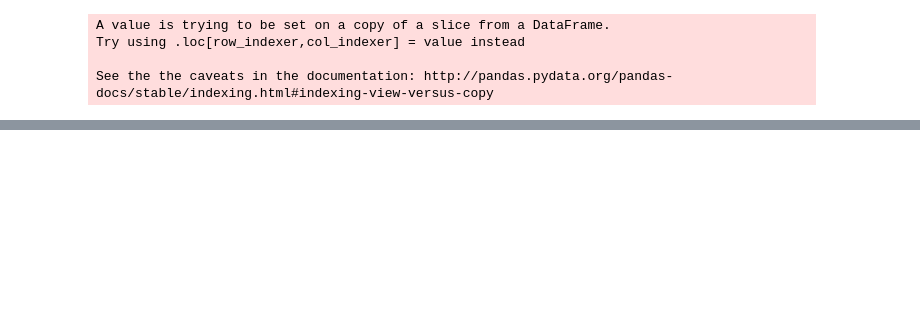
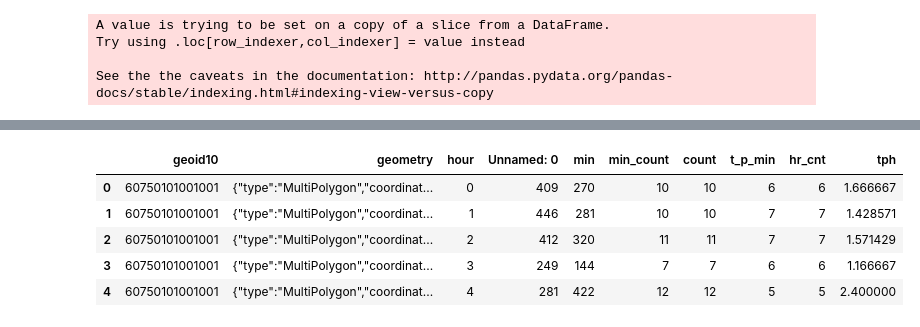
Before and after one commit to seawilloughby/media_mapper, a Jupyter notebook: map_making/sql_to_geojson_mapSF.ipynb, the cells around one changed output, grey strips where cells are left out. Saved outputs shown, nothing was run; the diff lists cells and outputs as text; code cells hidden in the pictures; blank space fills up the shorter version.

```diff
--- a/map_making/sql_to_geojson_mapSF.ipynb
+++ b/map_making/sql_to_geojson_mapSF.ipynb
@@ -58,3 +68,5 @@ map_df.reset_index(inplace=True)
+# %%
+map_test = pd.read_csv('all_tpmin_with_coordinates.csv')
 # %% [markdown]
 ###Get a Random Color For Each Neighborhood
 ####Later will encode information by color and hue
@@ -160,0 +189,13 @@ See the the caveats in the documentation: http://pandas.pydata.org/pandas-docs/s
+# %%
+#Now have tweets per hour, and better count
+map_test['hr_cnt'] = 1
+map_test = map_test.groupby(['geoid10', 'geometry', 'hour']).agg(sum).reset_index()
+# %%
+map_test.head()
+# %% [output]
+|  | geoid10 | geometry | hour | Unnamed: 0 | min | min_count | count | t_p_min | hr_cnt | tph |
+| 0 | 60750101001001 | {"type":"MultiPolygon","coordinat... | 0 | 409 | 270 | 10 | 10 | 6 | 6 | 1.666667 |
+| 1 | 60750101001001 | {"type":"MultiPolygon","coordinat... | 1 | 446 | 281 | 10 | 10 | 7 | 7 | 1.428571 |
+| 2 | 60750101001001 | {"type":"MultiPolygon","coordinat... | 2 | 412 | 320 | 11 | 11 | 7 | 7 | 1.571429 |
+| 3 | 60750101001001 | {"type":"MultiPolygon","coordinat... | 3 | 249 | 144 | 7 | 7 | 6 | 6 | 1.166667 |
+| 4 | 60750101001001 | {"type":"MultiPolygon","coordinat... | 4 | 281 | 422 | 12 | 12 | 5 | 5 | 2.400000 |
```
Also changed, not shown: parts of 37 cells of this notebook, 20 other files.
